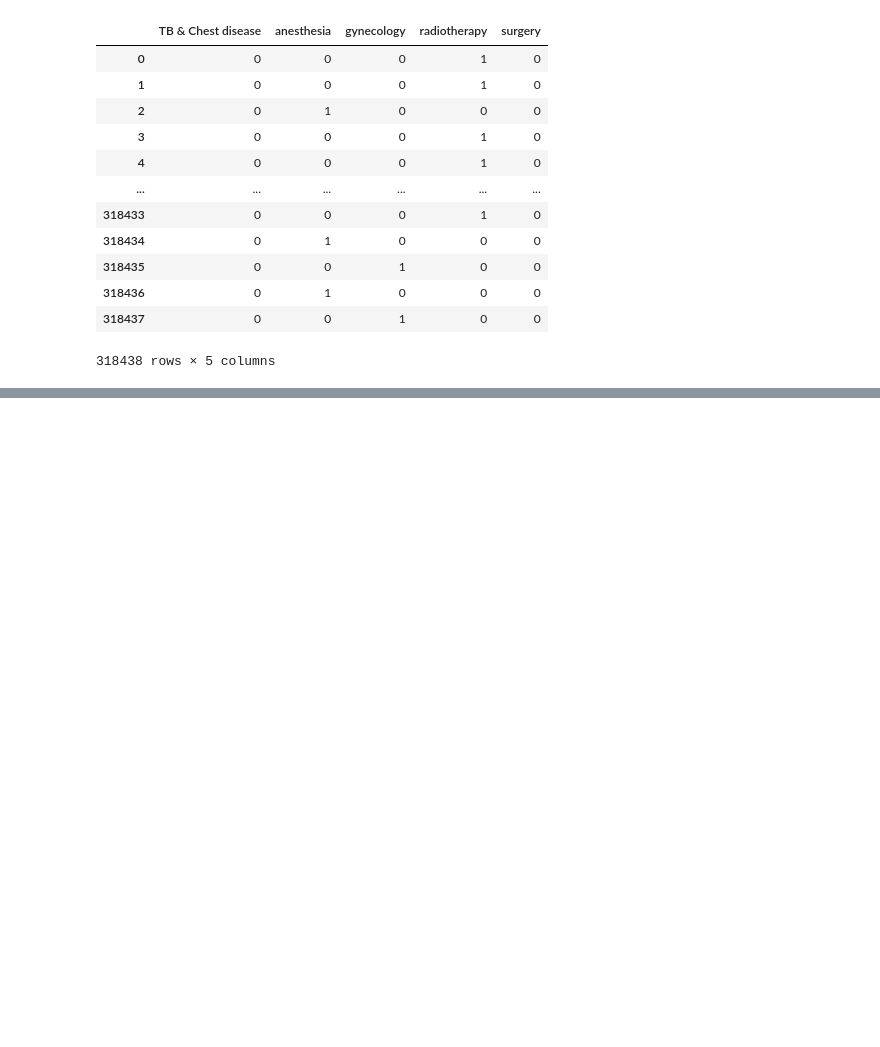
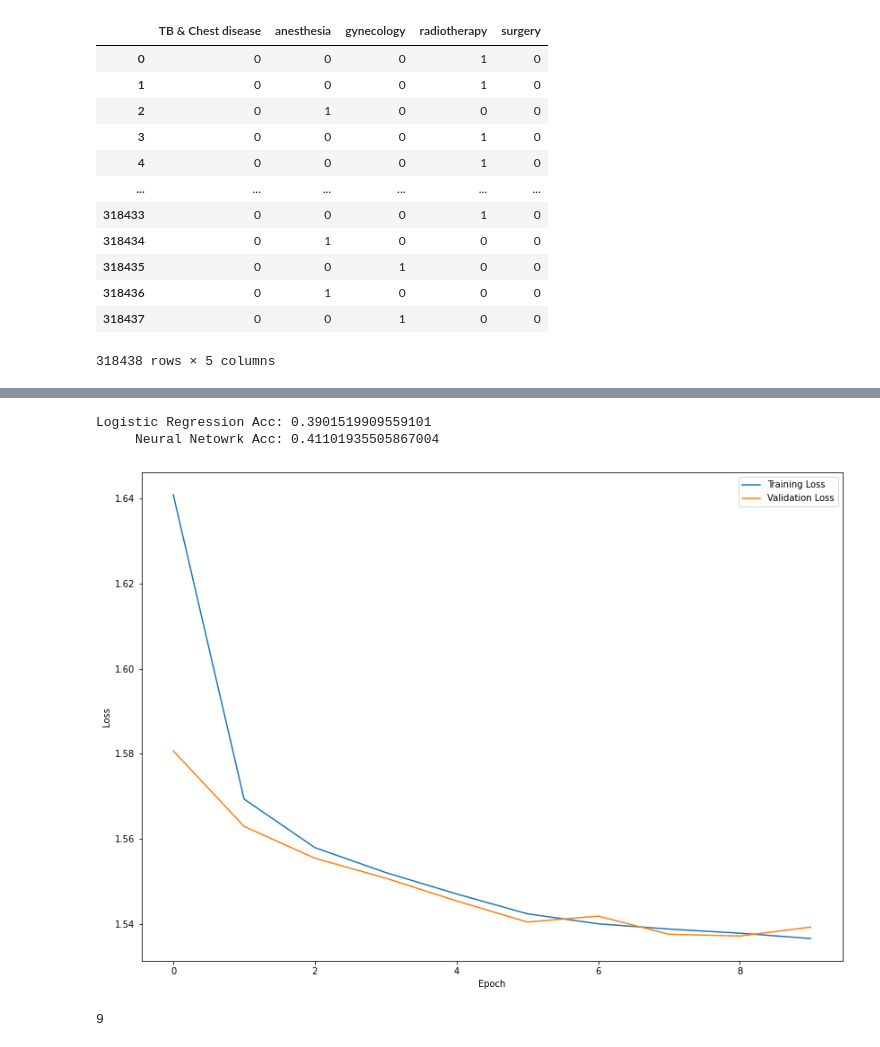
Before and after one commit to fatinfuadkarim/Predicting-Hospital-Stays-Using-ML, a Jupyter notebook: Code/Predicting-Hospital-Stays-Using-ML.ipynb, the cells around one changed output, grey strips where cells are left out. Saved outputs shown, nothing was run; the diff lists cells and outputs as text; code cells hidden in the pictures; blank space fills up the shorter version.

```diff
--- a/Code/Predicting-Hospital-Stays-Using-ML.ipynb
+++ b/Code/Predicting-Hospital-Stays-Using-ML.ipynb
@@ -183,0 +378,3 @@ pd.get_dummies(data['Department'])
+# %%
+log_model = LogisticRegression()
+log_model.fit(X_train, y_train)
@@ -183,0 +390,24 @@ pd.get_dummies(data['Department'])
+# %%
+inputs = tf.keras.Input(shape=(38,))
+x = tf.keras.layers.Dense(16, activation='relu')(inputs)
+x = tf.keras.layers.Dense(16, activation='relu')(x)
+outputs = tf.keras.layers.Dense(11, activation='softmax')(x)
+
+nn_model = tf.keras.Model(inputs=inputs, outputs=outputs)
+# %%
+nn_model.compile(
+    optimizer='adam',
+    loss='sparse_categorical_crossentropy',
+    metrics=['accuracy']
+)
+# %%
+batch_size = 32
+epochs = 10
+
+history = nn_model.fit(
+    X_train,
+    y_train,
+    validation_split=0.2,
+    batch_size=batch_size,
+    epochs=epochs,
+)
@@ -183,0 +435,23 @@ pd.get_dummies(data['Department'])
+# %%
+print(f"Logistic Regression Acc: {log_model.score(X_test, y_test)}")
+print(f"     Neural Netowrk Acc: {nn_model.evaluate(X_test, y_test, verbose=0)[1]}")
+# %% [output]
+Logistic Regression Acc: 0.3901519909559101
+     Neural Netowrk Acc: 0.41101935505867004
+# %%
+plt.figure(figsize=(14, 10))
+
+plt.plot(range(epochs), history.history['loss'], label="Training Loss")
+plt.plot(range(epochs), history.history['val_loss'], label="Validation Loss")
+
+plt.xlabel("Epoch")
+plt.ylabel("Loss")
+plt.legend(loc='upper right')
+
+plt.show()
+# %% [output]
+[figure, added]
+# %%
+np.argmin(history.history['val_loss']) + 1
+# %% [output]
+9
```
Also changed, not shown: parts of 24 cells of this notebook.
